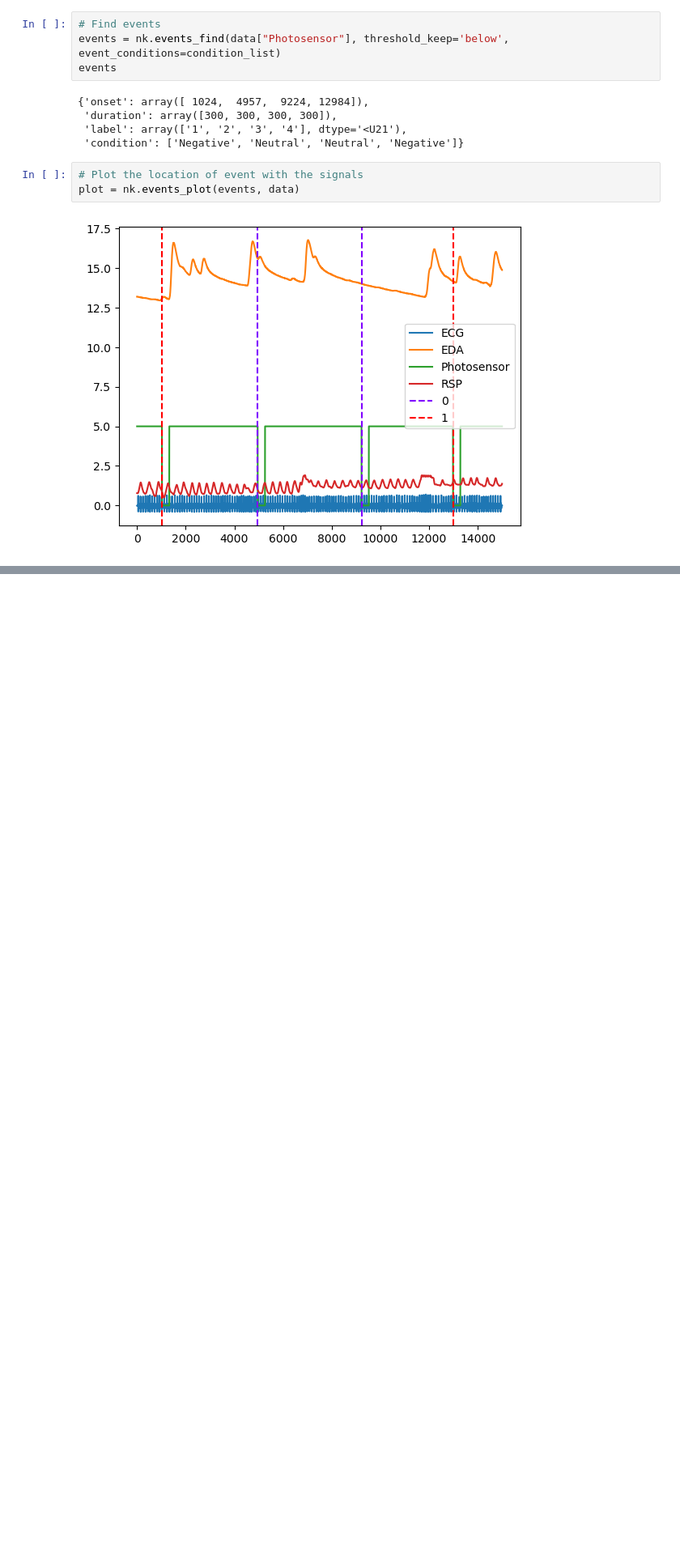
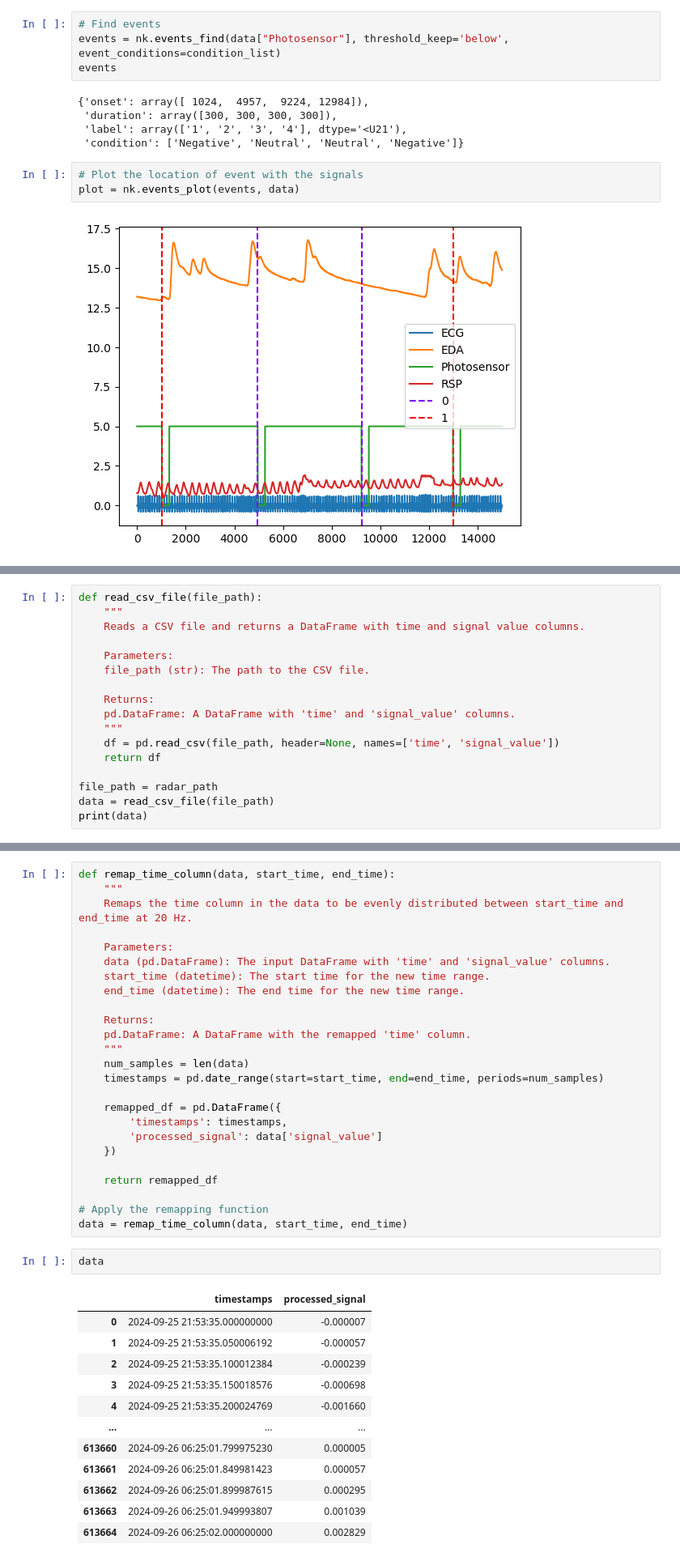
Before and after one commit to w-zzzz/SleepLab, a Jupyter notebook: event_loader.ipynb, the cells around one changed output, grey strips where cells are left out. Shown: that part at 81% size. Cells and saved outputs as stored; diff of their text form; blank space fills up the shorter version.

```diff
--- a/event_loader.ipynb
+++ b/event_loader.ipynb
@@ -75,0 +104,17 @@ plot = nk.events_plot(events, data)
+# %%
+def read_csv_file(file_path):
+    """
+    Reads a CSV file and returns a DataFrame with time and signal value columns.
+
+    Parameters:
+    file_path (str): The path to the CSV file.
+
+    Returns:
+    pd.DataFrame: A DataFrame with 'time' and 'signal_value' columns.
+    """
+    df = pd.read_csv(file_path, header=None, names=['time', 'signal_value'])
+    return df
+
+file_path = radar_path
+data = read_csv_file(file_path)
+print(data)
@@ -75,0 +136,40 @@ plot = nk.events_plot(events, data)
+# %%
+def remap_time_column(data, start_time, end_time):
+    """
+    Remaps the time column in the data to be evenly distributed between start_time and end_time at 20 Hz.
+
+    Parameters:
+    data (pd.DataFrame): The input DataFrame with 'time' and 'signal_value' columns.
+    start_time (datetime): The start time for the new time range.
+    end_time (datetime): The end time for the new time range.
+
+    Returns:
+    pd.DataFrame: A DataFrame with the remapped 'time' column.
+    """
+    num_samples = len(data)
+    timestamps = pd.date_range(start=start_time, end=end_time, periods=num_samples)
+
+    remapped_df = pd.DataFrame({
+        'timestamps': timestamps,
+        'processed_signal': data['signal_value']
+    })
+
+    return remapped_df
+
+# Apply the remapping function
+data = remap_time_column(data, start_time, end_time)
+# %%
+data
+# %% [output]
+|  | timestamps | processed_signal |
+| 0 | 2024-09-25 21:53:35.000000000 | -0.000007 |
+| 1 | 2024-09-25 21:53:35.050006192 | -0.000057 |
+| 2 | 2024-09-25 21:53:35.100012384 | -0.000239 |
+| 3 | 2024-09-25 21:53:35.150018576 | -0.000698 |
+| 4 | 2024-09-25 21:53:35.200024769 | -0.001660 |
+| ... | ... | ... |
+| 613660 | 2024-09-26 06:25:01.799975230 | 0.000005 |
+| 613661 | 2024-09-26 06:25:01.849981423 | 0.000057 |
+| 613662 | 2024-09-26 06:25:01.899987615 | 0.000295 |
+| 613663 | 2024-09-26 06:25:01.949993807 | 0.001039 |
+| 613664 | 2024-09-26 06:25:02.000000000 | 0.002829 |
```
Also changed, not shown: parts of 5 cells of this notebook.
